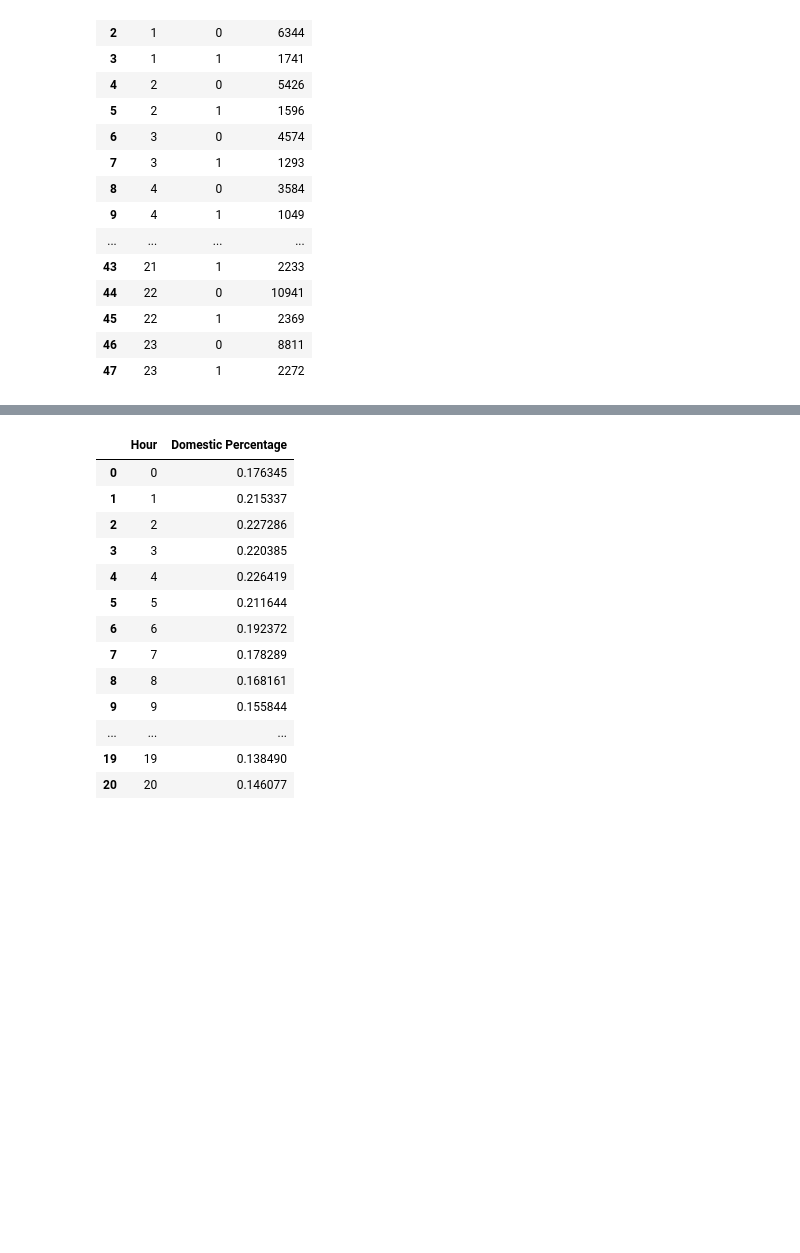
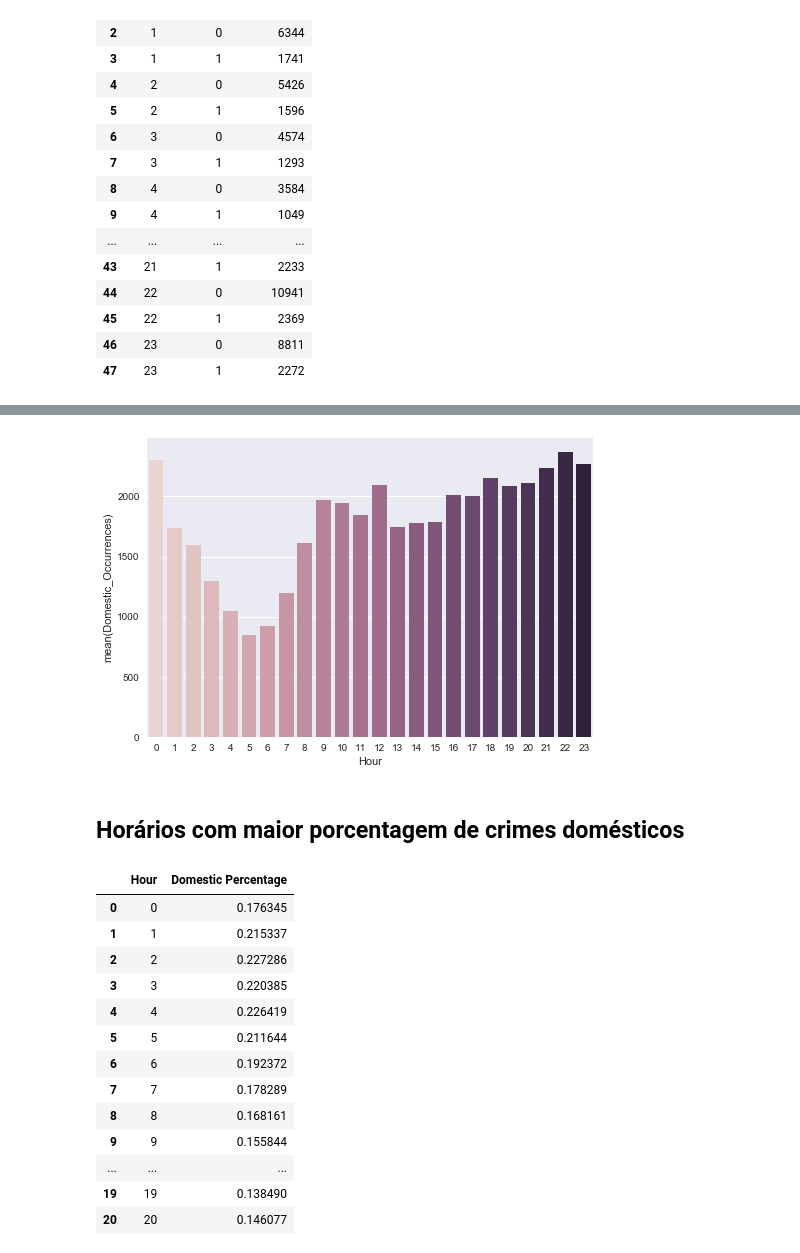
Before and after one commit to if1015-datascience-ufpe/2017-2-projeto-ajgan-rlsma-rcrs3, a Jupyter notebook: Project.ipynb, the cells around one changed output, grey strips where cells are left out. Saved outputs shown, nothing was run; the diff lists cells and outputs as text; code cells hidden in the pictures; blank space fills up the shorter version.

Commit message:
Mais analises com foco em crimes domesticos

```diff
--- a/Project.ipynb
+++ b/Project.ipynb
@@ -305,3 +313,12 @@ crimes_domestic_hour
 | 45 | 22 | 1 | 2369 |
 | 46 | 23 | 0 | 8811 |
 | 47 | 23 | 1 | 2272 |
+# %%
+hours_list_domestic = []
+occurrences_list_domestic = []
+for i in range(len(crimes_domestic_hour)):
+    if crimes_domestic_hour['Domestic'][i] == 1:
+        hours_list_domestic.append(crimes_domestic_hour['Hour'][i])
+        occurrences_list_domestic.append(crimes_domestic_hour['Occurrences'][i])
+occurrences_domestic_hour = pd.DataFrame(list(zip(hours_list_domestic, occurrences_list_domestic)), columns = ['Hour', 'Domestic_Occurrences'])
+occurrences_domestic_hour
@@ -308,3 +343,10 @@ crimes_domestic_hour
+# %%
+ax = sns.barplot(x = occurrences_domestic_hour['Hour'], y = occurrences_domestic_hour['Domestic_Occurrences'], palette = sns.cubehelix_palette(24))
+plt.show(ax)
+# %% [output]
+[figure, added]
+# %% [markdown]
+## Horários com maior porcentagem de crimes domésticos
 # %%
 skip = False
 num_zero = 0
```
Also changed, not shown: parts of 32 cells of this notebook.
